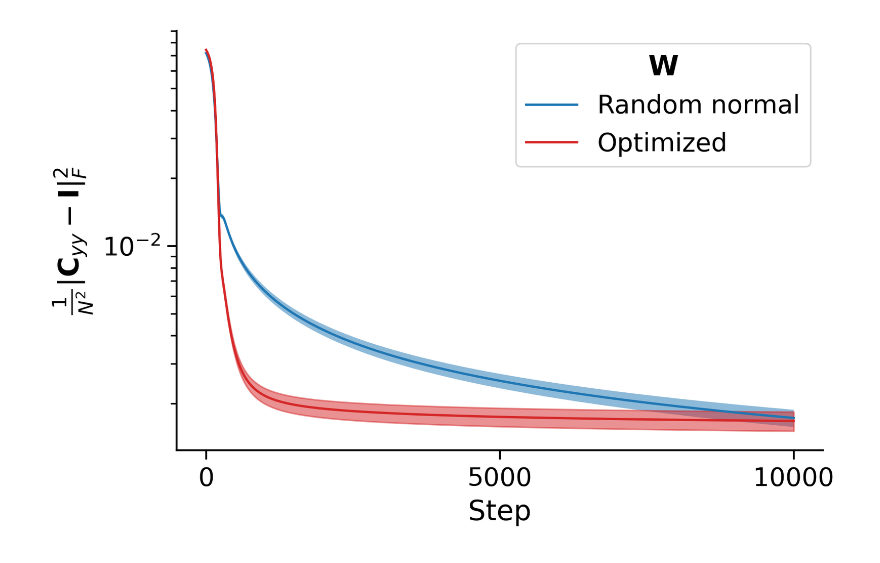
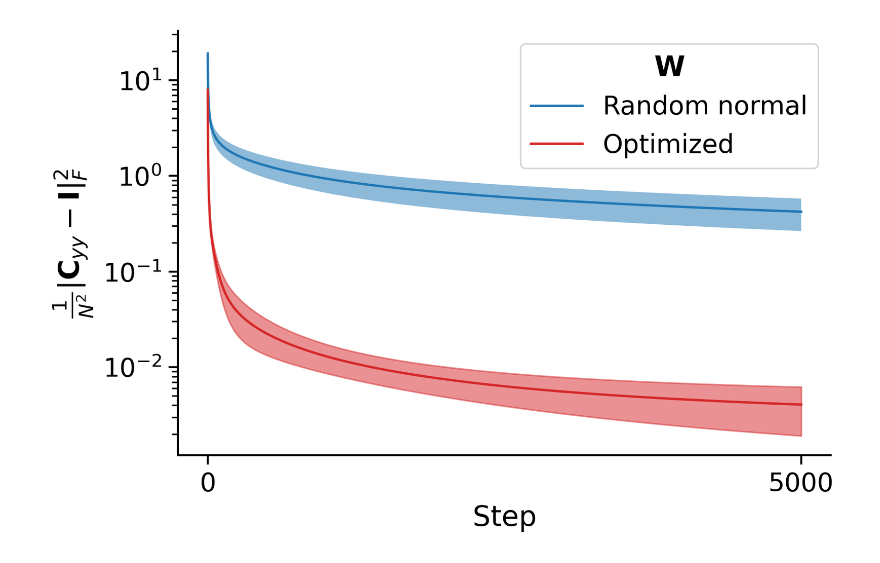
Before and after one commit to lyndond/frame_whitening, a Jupyter notebook: figures_new/grassmann.ipynb, the cells around one changed output. Cells and saved outputs as stored; diff of their text form; code cells hidden in the pictures.

```diff
--- a/figures_new/grassmann.ipynb
+++ b/figures_new/grassmann.ipynb
@@ -17,12 +80,13 @@ def simulate_one(n, eta_g, n_batch, frame, seed=0):
     # setup
     k = n * (n + 1) // 2
     V, _ = np.linalg.qr(np.random.randn(n, n))
-    s = np.linspace(1, 5, n) + np.random.randn(n) * 0.1
+    s = (np.linspace(1, 5, n) + np.random.randn(n) * 0.1) * 10
     Cxx = V @ np.diag(s) @ V.T
     Lxx = np.linalg.cholesky(Cxx)
     kappa0 = np.linalg.cond(Cxx)
     if frame == "GRASSMANN":
-        W, G, res = fw.get_grassmannian(n, k, niter=400)
+        # W, G, res = fw.get_grassmannian(n, k, niter=1000)
+        W, _ = get_grassmannian(n, k)
     else: # frame == "RANDN":
         W = np.random.randn(n, k)
     W = fw.normalize_frame(W)
@@ -35,7 +99,7 @@ def simulate_many(n_repeats, frame):
     with multiprocessing.Pool() as pool:
         all_errors = []
         pbar = tqdm(total=n_repeats)
-        for errors in pool.starmap(simulate_one, [(8, 5E-3, 10000, frame, i) for i in range(n_repeats)]):
+        for errors in pool.starmap(simulate_one, [(3, 1E-1, 5000, frame, i) for i in range(n_repeats)]):
             all_errors.append(errors)
             pbar.update(1)
     all_errors = np.array(all_errors)
@@ -45,26 +107,32 @@ all_errors_randn = simulate_many(50, "RANDN")
+# %%
+n_repeats = 200
+all_errors_randn = simulate_many(n_repeats, "RANDN")
 # %%
-all_errors_grassmann = simulate_many(50, "GRASSMANN")
+all_errors_grassmann = simulate_many(n_repeats, "GRASSMANN")
 # %%
 # fmt: off
+
+def get_mean_sem(x):
+    return np.mean(x, axis=0), np.std(x, axis=0) / np.sqrt(x.shape[0])
+
 with sns.plotting_context("paper", font_scale=1.5):
     fig, ax = plt.subplots(1, 1, dpi=300)
-    mu_randn = np.mean(all_errors_randn, axis=0)
-    sig_randn = np.std(all_errors_randn, axis=0) / np.sqrt(all_errors_randn.shape[0])
+
+    mu_randn, sig_randn = get_mean_sem(all_errors_randn)
+    mu_opt, sig_opt = get_mean_sem(all_errors_grassmann)
+
     ax.plot(range(len(mu_randn)), mu_randn, color="C0", label="Random normal")
     ax.fill_between(range(len(mu_randn)), mu_randn - sig_randn, mu_randn + sig_randn, alpha=0.5)
 
-    mu_grassmann = np.mean(all_errors_grassmann, axis=0)
-    sig_grassmann = np.std(all_errors_grassmann, axis=0) / np.sqrt(all_errors_grassmann.shape[0])
-
-    ax.plot(range(len(mu_grassmann)), mu_grassmann, color="C3", label="Optimized")
-    ax.fill_between(range(len(mu_grassmann)), mu_grassmann - sig_grassmann, mu_grassmann + sig_grassmann, color="C3", alpha=0.5)
+    ax.plot(range(len(mu_opt)), mu_opt, color="C3", label="Optimized")
+    ax.fill_between(range(len(mu_opt)), mu_opt - sig_opt, mu_opt + sig_opt, color="C3", alpha=0.5)
 
     ax.set(yscale="log", ylabel=r"$\frac{1}{N^2}\|{\bf C}_{yy} - {\bf I}\|_F^2$",
-    xlabel="Step", xticks=(0, 5000, 10000))
+    xlabel="Step", xticks=(0, 5000))
 
     ax.legend(title=r"${\bf W}$")
 
     sns.despine()
 # fmt: on
 # %% [output]
-[figure, old version]
+[figure, new version]
```
Also changed, not shown: parts of 3 cells of this notebook, 6 other files.
